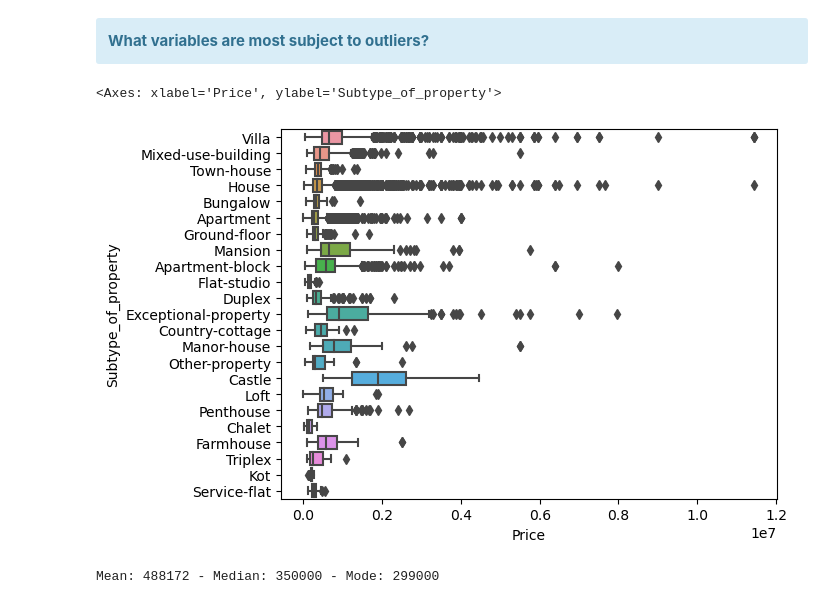
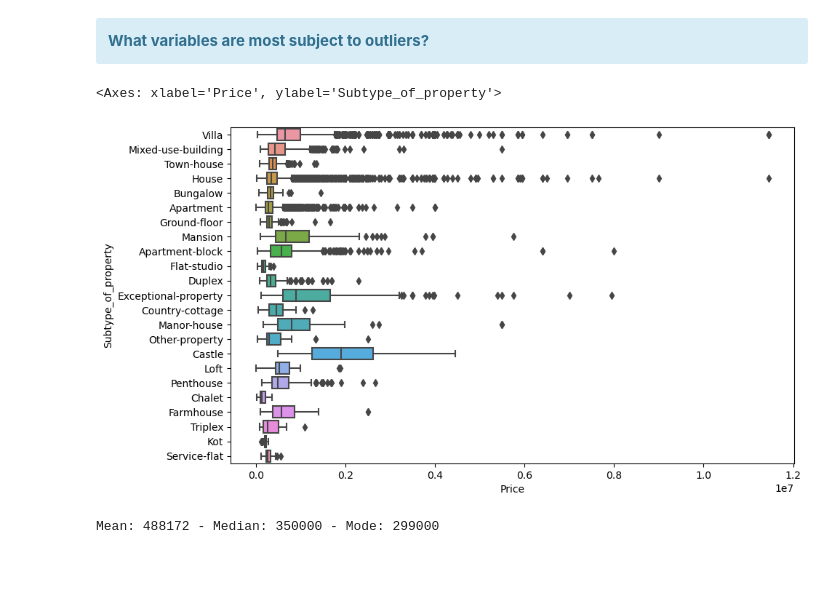
Before and after one commit to jduffy93/immo-eliza-the_chaincoders, a Jupyter notebook: analysis/Jean-analysis-plotnine+cleaning.ipynb, the cells around one changed output. Cells and saved outputs as stored; diff of their text form; code cells hidden in the pictures; blank space fills up the shorter version.

```diff
--- a/analysis/Jean-analysis-plotnine+cleaning.ipynb
+++ b/analysis/Jean-analysis-plotnine+cleaning.ipynb
@@ -192,19 +211,2 @@ Index(['Property_ID', 'Locality', 'Price', 'Subtype_of_property',
 # %%
 pd.set_option("display.max_rows", None)
-# %%
-# Doesn't work
-
-binary_list = []
-for column in immo.columns:
-    if len(immo[column].value_counts()) == 2:
-        binary_list.append(column)
-print(len(binary_list), '\n', binary_list)
-
-immo[binary_list] = immo[binary_list].add_suffix(' (0/1)')
-
-
-binary_list = []
-for column in immo.columns:
-    if len(immo[column].value_counts()) == 2:
-        binary_list.append(column)
-print(len(binary_list), '\n', binary_list)
@@ -408,10 +331,11 @@ Index(['Property_ID', 'Locality', 'Price', 'Subtype_of_property',
 <b>What variables are most subject to outliers?</b>
 </div>
 # %%
+plt.figure(figsize=(10, 6))
 sns.boxplot(x=immo['Price'], y=immo['Subtype_of_property'])
 # %% [output]
 <Axes: xlabel='Price', ylabel='Subtype_of_property'>
-[figure, old version]
+[figure, new version]
 # %%
 #immo.plot(kind='box')
 # %%
```
Also changed, not shown: parts of 18 cells of this notebook, 2 other files.
